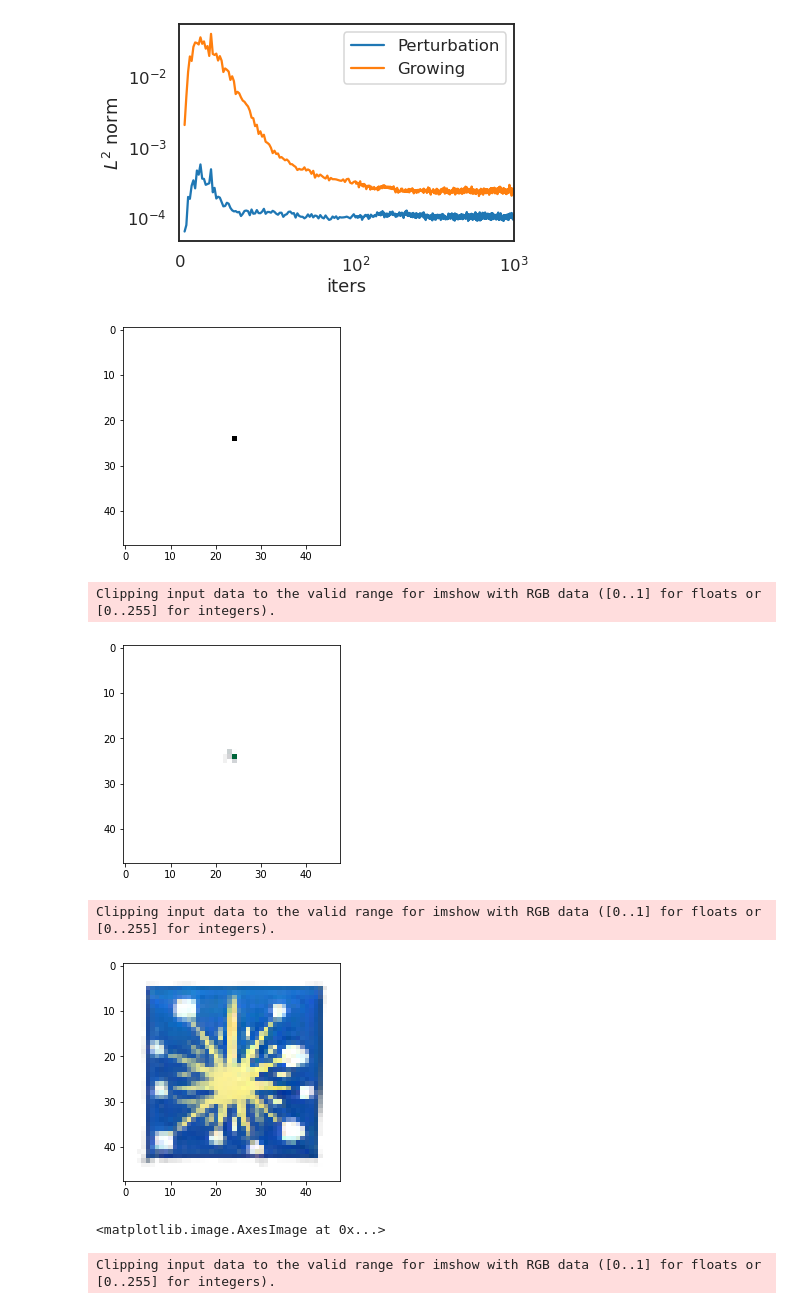
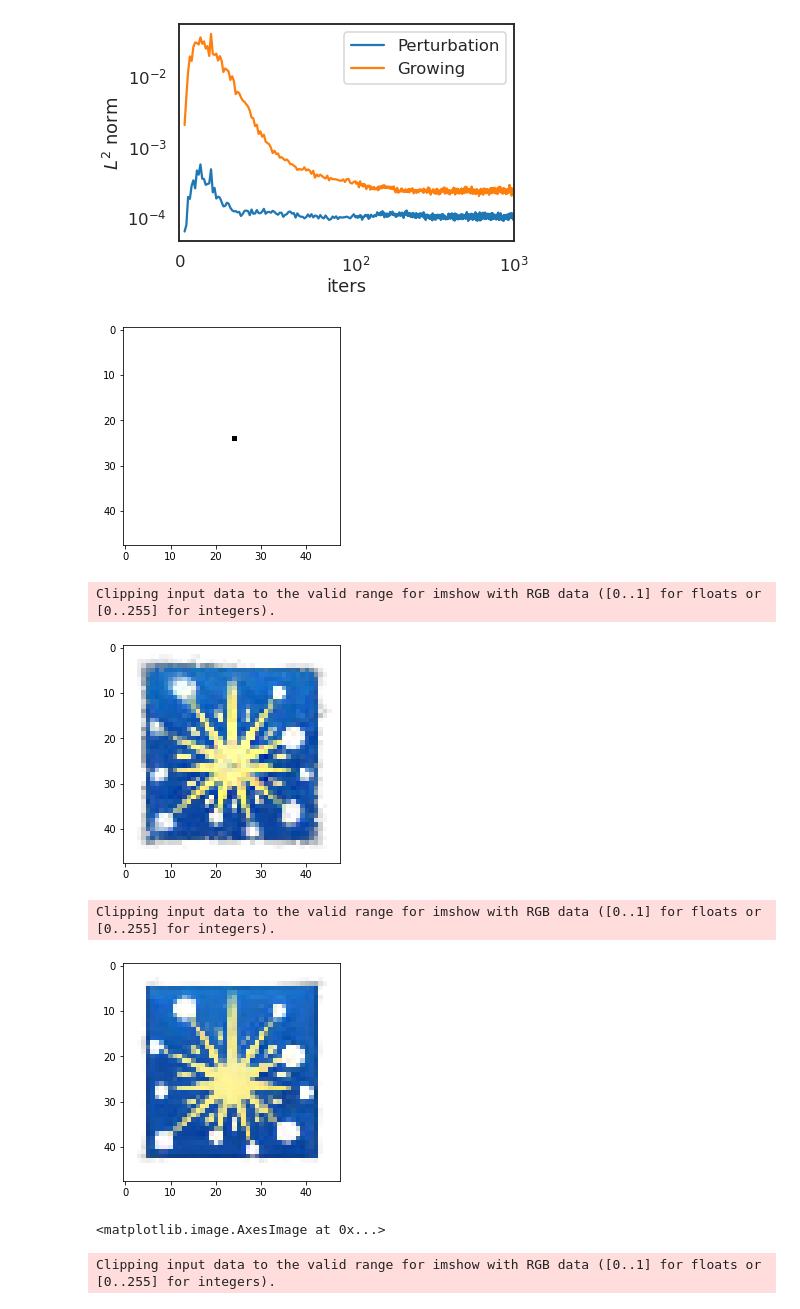
Before and after one commit to LetteraUnica/neural_cellular_automata, a Jupyter notebook: pytorch_ca/perturbation_CA.ipynb, the cells around one changed output. Cells and saved outputs as stored; diff of their text form; code cells hidden in the pictures.

```diff
--- a/pytorch_ca/perturbation_CA.ipynb
+++ b/pytorch_ca/perturbation_CA.ipynb
@@ -53,7 +53,7 @@ old_CA.load(folder + "firework_growing.pt")
 Successfully loaded model!
 # %%
 new_CA = NeuralCA().to(device)
-new_CA.load(folder + "firework_growing.pt")
+new_CA.load(folder + "model_distance.pt")
 # %% [output]
 Successfully loaded model!
 # %%
@@ -61,12 +61,12 @@ Successfully loaded model!
 for param in old_CA.parameters():
     param.requires_grad = False
 
-wandb.init(mode="disabled")
-optimizer = torch.optim.Adam(new_CA.parameters(), lr=2e-3)
+wandb.init()
+optimizer = torch.optim.Adam(new_CA.parameters(), lr=1e-3)
 criterion = NCADistance(old_CA, new_CA, pad(target, TARGET_PADDING), l=0.1)
 scheduler = torch.optim.lr_scheduler.MultiStepLR(optimizer, milestones=[40,80,120], gamma=0.3)
 
 new_CA.train_CA(optimizer, criterion, pool, n_epochs=120, skip_update=1,
-               scheduler=scheduler, kind="regenerating", skip_damage=2, batch_size=8)
+               scheduler=scheduler, kind="regenerating", skip_damage=2, batch_size=12)
 # %% [output]
 epoch: 120
@@ -182,19 +185,19 @@ pl.show()
 # %%
 image = pool.generator(1, device).cuda()
 
 imshow(image[0].cpu())
 
-image = old_CA.evolve(image.cuda(), 3)
+image = old_CA.evolve(image.cuda(), 50)
 
 imshow(image[0].cpu())
 
 imshow(new_CA.evolve(image.cuda(), 300)[0].cpu())
 # %% [output]
 [figure]
 Clipping input data to the valid range for imshow with RGB data ([0..1] for floats or [0..255] for integers).
-[figure, old version]
+[figure, new version]
 Clipping input data to the valid range for imshow with RGB data ([0..1] for floats or [0..255] for integers).
-[figure, old version]
+[figure, new version]
 <matplotlib.image.AxesImage at 0x...>
 # %%
 # Plots the learned CA
```
Also changed, not shown: parts of 5 cells of this notebook, 1 other file.
